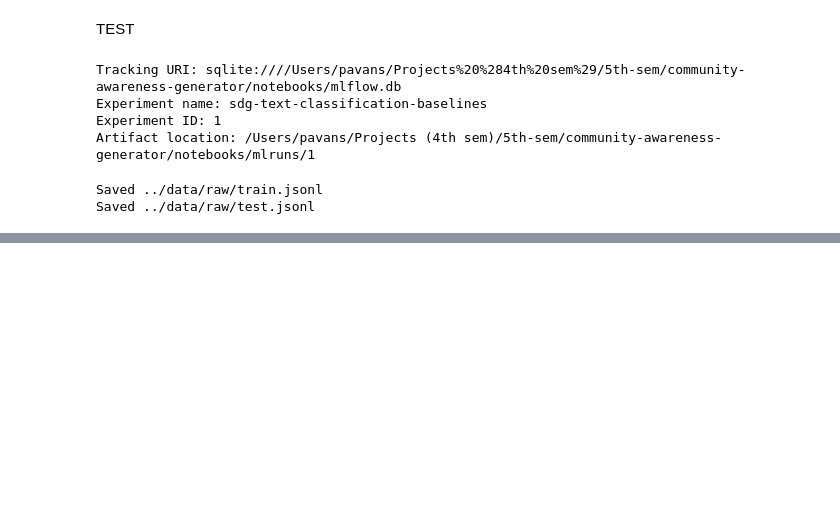
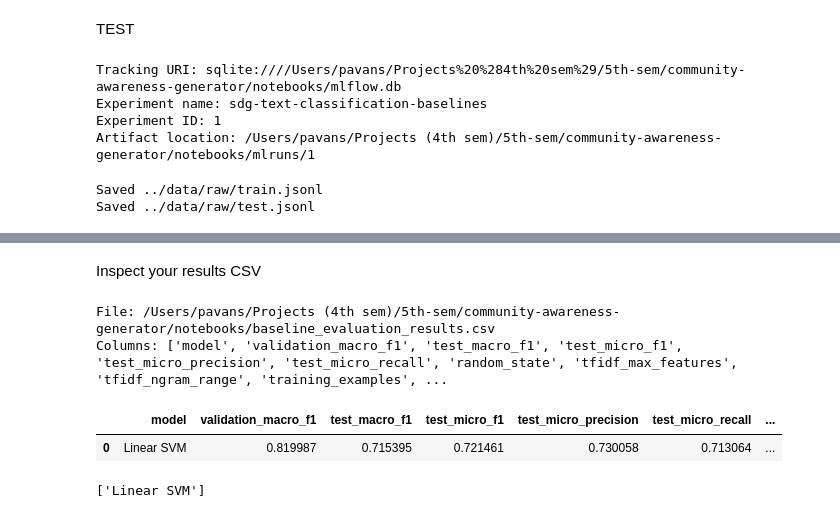
Before and after one commit to PavanShivanand0608/community-awareness-generator, a Jupyter notebook: notebooks/03_baseline_models.ipynb, the cells around one changed output, grey strips where cells are left out. Saved outputs shown, nothing was run; the diff lists cells and outputs as text; code cells hidden in the pictures; blank space fills up the shorter version.

```diff
--- a/notebooks/03_baseline_models.ipynb
+++ b/notebooks/03_baseline_models.ipynb
@@ -504,0 +711,25 @@ Saved ../data/raw/test.jsonl
+# %% [markdown]
+Inspect your results CSV
+# %%
+import pandas as pd
+from pathlib import Path
+
+results_path = Path("baseline_evaluation_results.csv")
+
+if not results_path.exists():
+    results_path = Path("notebooks/baseline_evaluation_results.csv")
+
+results_df = pd.read_csv(results_path)
+
+print("File:", results_path.resolve())
+print("Columns:", results_df.columns.tolist())
+display(results_df)
+# %% [output]
+File: /Users/pavans/Projects (4th sem)/5th-sem/community-awareness-generator/notebooks/baseline_evaluation_results.csv
+Columns: ['model', 'validation_macro_f1', 'test_macro_f1', 'test_micro_f1', 'test_micro_precision', 'test_micro_recall', 'random_state', 'tfidf_max_features', 'tfidf_ngram_range', 'training_examples', ...
+|  | model | validation_macro_f1 | test_macro_f1 | test_micro_f1 | test_micro_precision | test_micro_recall | ... |
+| 0 | Linear SVM | 0.819987 | 0.715395 | 0.721461 | 0.730058 | 0.713064 | ... |
+# %%
+print(results_df["model"].tolist())
+# %% [output]
+['Linear SVM']
```
Also changed, not shown: parts of 14 cells of this notebook, 28 other files.
